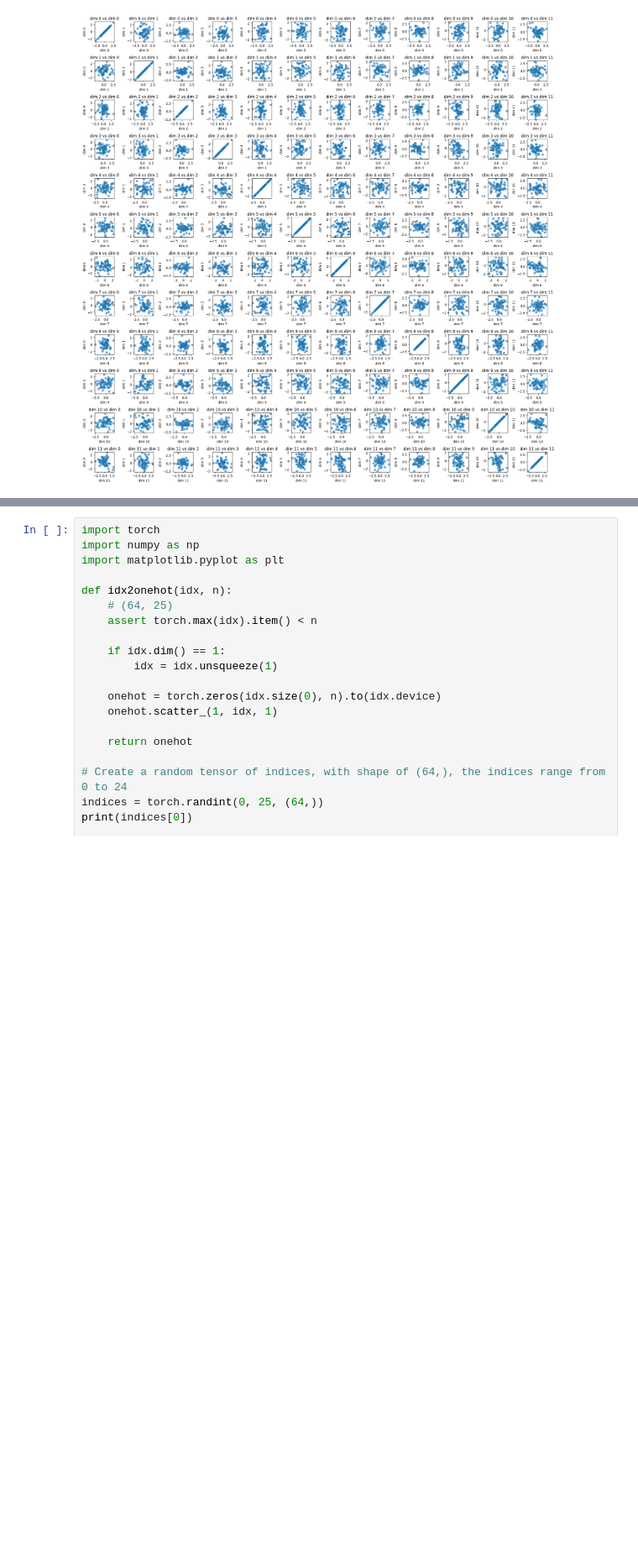
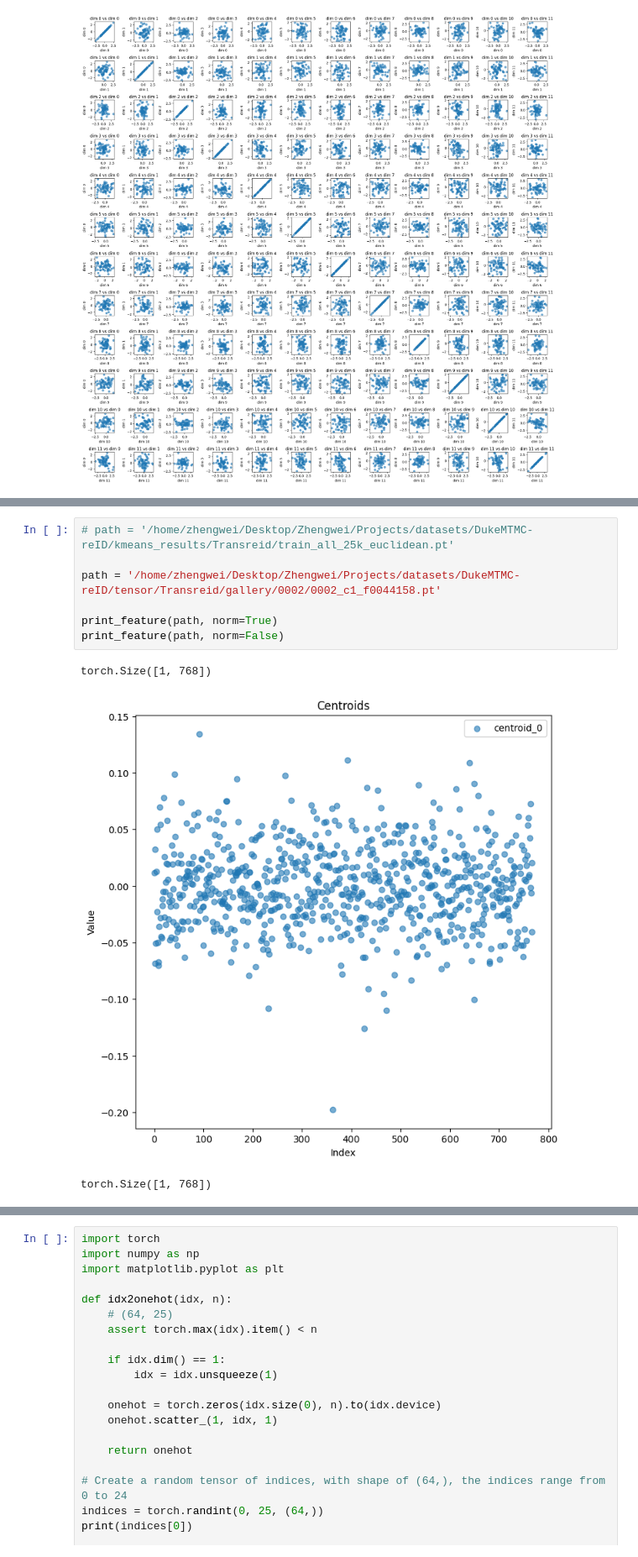
Before and after one commit to Anonymous-Sup/CVAE, a Jupyter notebook: play_test.ipynb, the cells around one changed output, grey strips where cells are left out. Shown at 84% size. Saved outputs shown, nothing was run; the diff lists cells and outputs as text; blank space fills up the shorter version.

```diff
--- a/play_test.ipynb
+++ b/play_test.ipynb
@@ -285,0 +304,11 @@ torch.Size([25, 1280])
+# %%
+# path = '/home/zhengwei/Desktop/Zhengwei/Projects/datasets/DukeMTMC-reID/kmeans_results/Transreid/train_all_25k_euclidean.pt'
+
+path = '/home/zhengwei/Desktop/Zhengwei/Projects/datasets/DukeMTMC-reID/tensor/Transreid/gallery/0002/0002_c1_f0044158.pt'
+
+print_feature(path, norm=True)
+print_feature(path, norm=False)
+# %% [output]
+torch.Size([1, 768])
+[figure, added]
+torch.Size([1, 768])
```
Also changed, not shown: parts of 5 cells of this notebook, 14 other files.
